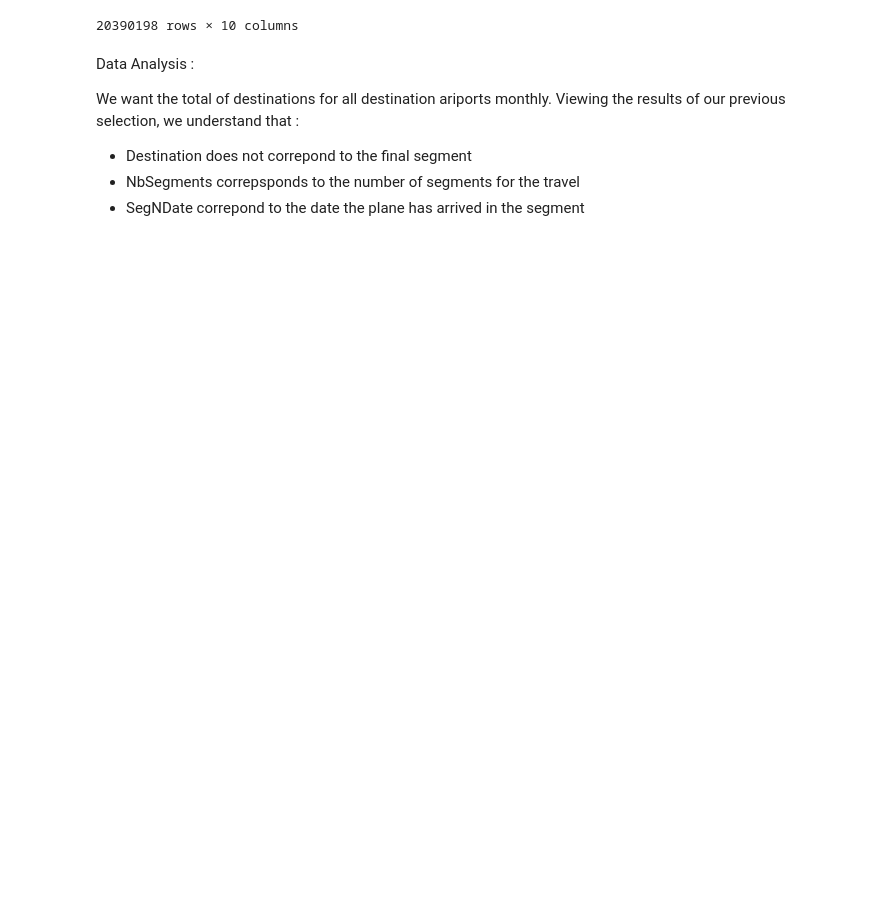
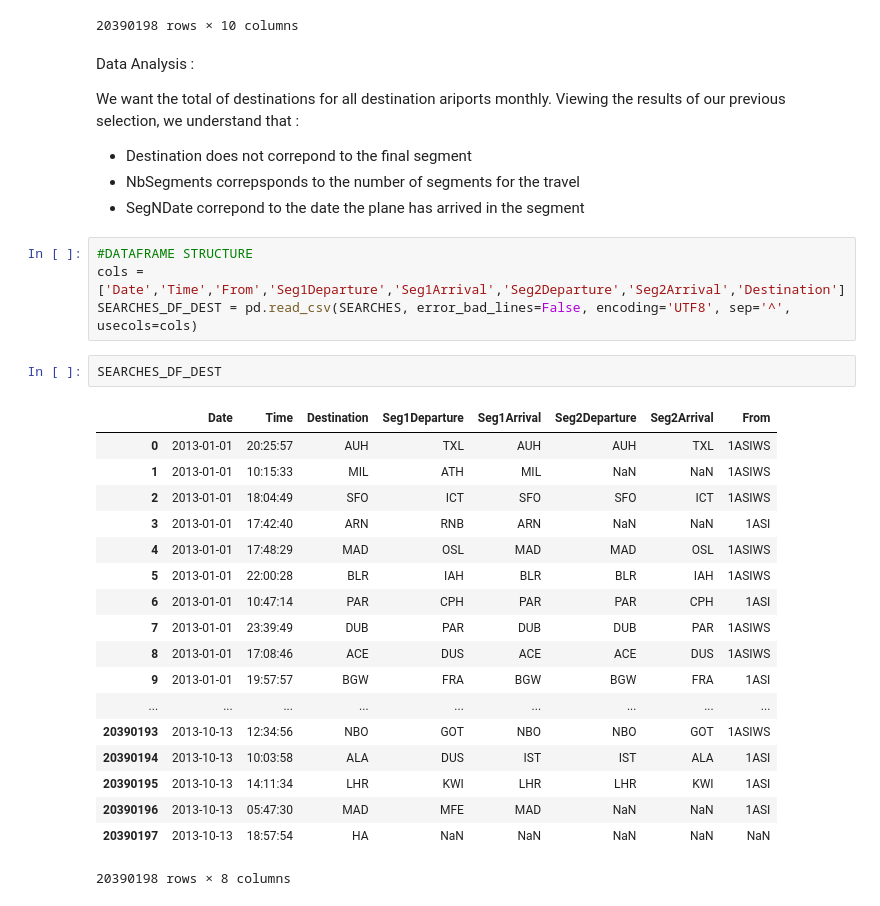
Before and after one commit to jangeloni/challenge_amadeus, a Jupyter notebook: third_exercise.ipynb, the cells around one changed output. Drawn from its saved outputs; the diff is of its cells as text; blank space fills up the shorter version.

```diff
--- a/third_exercise.ipynb
+++ b/third_exercise.ipynb
@@ -59,3 +59,28 @@ Viewing the results of our previous selection, we understand that :
 *   Destination does not correpond to the final segment
 *   NbSegments correpsponds to the number of segments for the travel
 *   SegNDate correpond to the date the plane has arrived in the segment
+# %%
+#DATAFRAME STRUCTURE
+cols = ['Date','Time','From','Seg1Departure','Seg1Arrival','Seg2Departure','Seg2Arrival','Destination']
+SEARCHES_DF_DEST = pd.read_csv(SEARCHES, error_bad_lines=False, encoding='UTF8', sep='^', usecols=cols)
+# %%
+SEARCHES_DF_DEST
+# %% [output]
+|  | Date | Time | Destination | Seg1Departure | Seg1Arrival | Seg2Departure | Seg2Arrival | From |
+| 0 | 2013-01-01 | 20:25:57 | AUH | TXL | AUH | AUH | TXL | 1ASIWS |
+| 1 | 2013-01-01 | 10:15:33 | MIL | ATH | MIL | NaN | NaN | 1ASIWS |
+| 2 | 2013-01-01 | 18:04:49 | SFO | ICT | SFO | SFO | ICT | 1ASIWS |
+| 3 | 2013-01-01 | 17:42:40 | ARN | RNB | ARN | NaN | NaN | 1ASI |
+| 4 | 2013-01-01 | 17:48:29 | MAD | OSL | MAD | MAD | OSL | 1ASIWS |
+| 5 | 2013-01-01 | 22:00:28 | BLR | IAH | BLR | BLR | IAH | 1ASIWS |
+| 6 | 2013-01-01 | 10:47:14 | PAR | CPH | PAR | PAR | CPH | 1ASI |
+| 7 | 2013-01-01 | 23:39:49 | DUB | PAR | DUB | DUB | PAR | 1ASIWS |
+| 8 | 2013-01-01 | 17:08:46 | ACE | DUS | ACE | ACE | DUS | 1ASIWS |
+| 9 | 2013-01-01 | 19:57:57 | BGW | FRA | BGW | BGW | FRA | 1ASI |
+| ... | ... | ... | ... | ... | ... | ... | ... | ... |
+| 20390193 | 2013-10-13 | 12:34:56 | NBO | GOT | NBO | NBO | GOT | 1ASIWS |
+| 20390194 | 2013-10-13 | 10:03:58 | ALA | DUS | IST | IST | ALA | 1ASI |
+| 20390195 | 2013-10-13 | 14:11:34 | LHR | KWI | LHR | LHR | KWI | 1ASI |
+| 20390196 | 2013-10-13 | 05:47:30 | MAD | MFE | MAD | NaN | NaN | 1ASI |
+| 20390197 | 2013-10-13 | 18:57:54 | HA | NaN | NaN | NaN | NaN | NaN |
+20390198 rows × 8 columns
```
Also changed, not shown: parts of 1 cell of this notebook.
